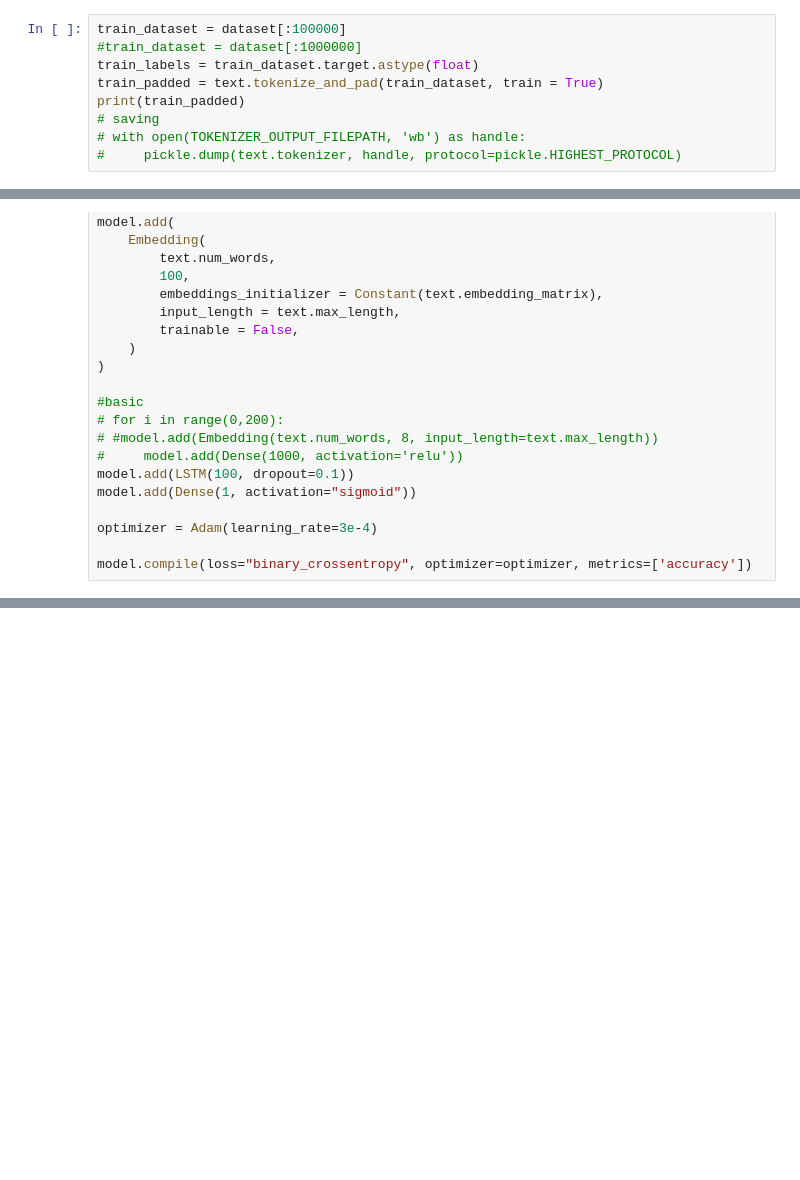
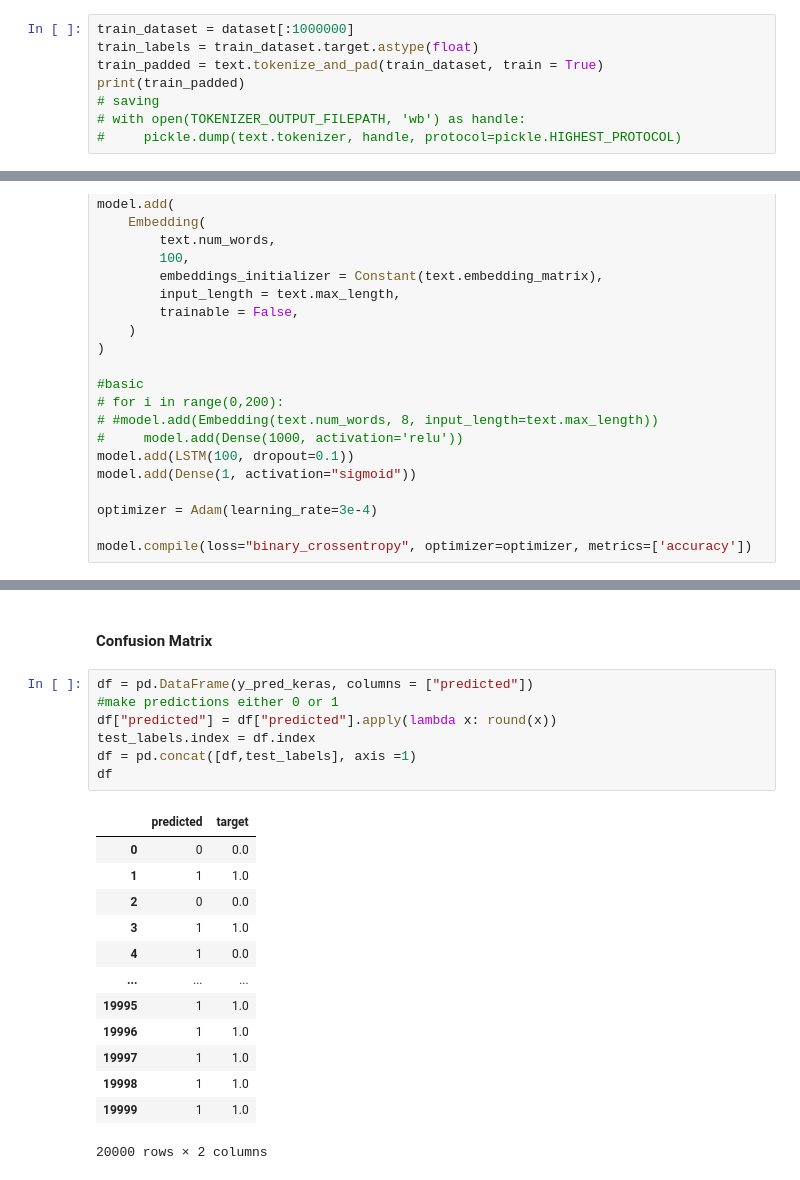
Before and after one commit to ktsou/TradingNLP-shell, a Jupyter notebook: NLP Model Training/model_training.ipynb, the cells around one changed output, grey strips where cells are left out. Saved outputs shown, nothing was run; the diff lists cells and outputs as text; blank space fills up the shorter version.

```diff
--- a/NLP Model Training/model_training.ipynb
+++ b/NLP Model Training/model_training.ipynb
@@ -92,6 +98,5 @@ import pickle
 # %%
-train_dataset = dataset[:100000]
-#train_dataset = dataset[:1000000]
+train_dataset = dataset[:1000000]
 train_labels = train_dataset.target.astype(float)
 train_padded = text.tokenize_and_pad(train_dataset, train = True)
 print(train_padded)
@@ -243,0 +286,23 @@ array([[0.01282087]], dtype=float32)
+# %% [markdown]
+#### Confusion Matrix
+# %%
+df = pd.DataFrame(y_pred_keras, columns = ["predicted"])
+#make predictions either 0 or 1
+df["predicted"] = df["predicted"].apply(lambda x: round(x))
+test_labels.index = df.index
+df = pd.concat([df,test_labels], axis =1)
+df
+# %% [output]
+|  | predicted | target |
+| 0 | 0 | 0.0 |
+| 1 | 1 | 1.0 |
+| 2 | 0 | 0.0 |
+| 3 | 1 | 1.0 |
+| 4 | 1 | 0.0 |
+| ... | ... | ... |
+| 19995 | 1 | 1.0 |
+| 19996 | 1 | 1.0 |
+| 19997 | 1 | 1.0 |
+| 19998 | 1 | 1.0 |
+| 19999 | 1 | 1.0 |
+20000 rows × 2 columns
```
Also changed, not shown: parts of 34 cells of this notebook, 9 other files.
